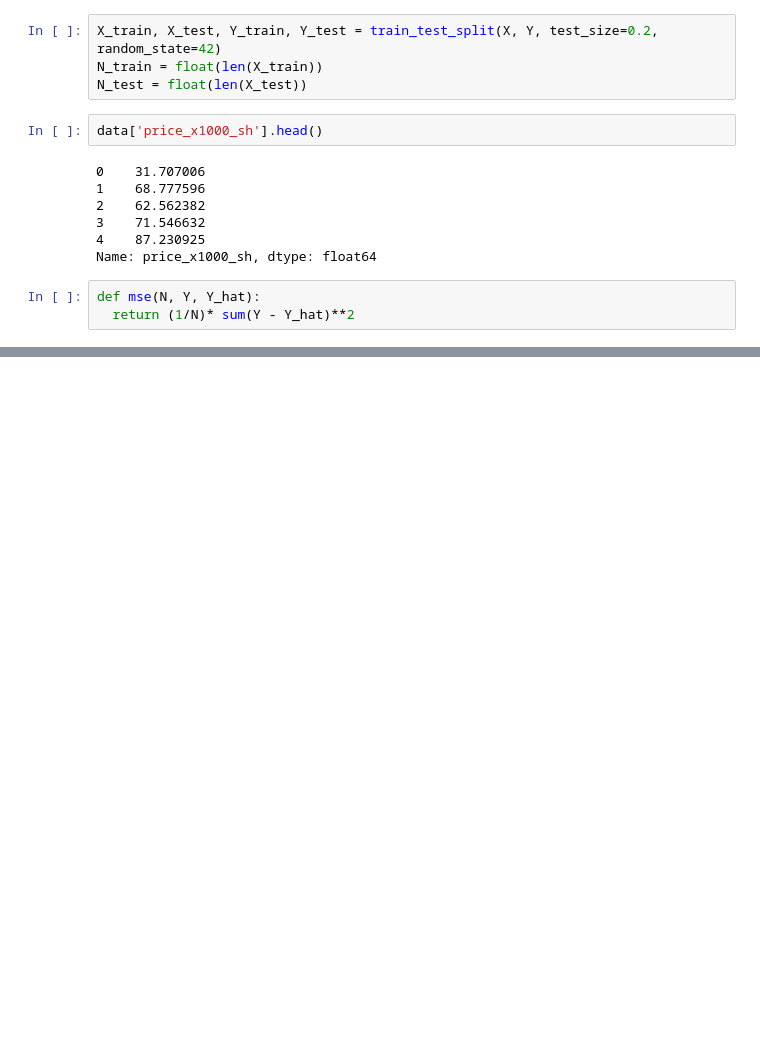
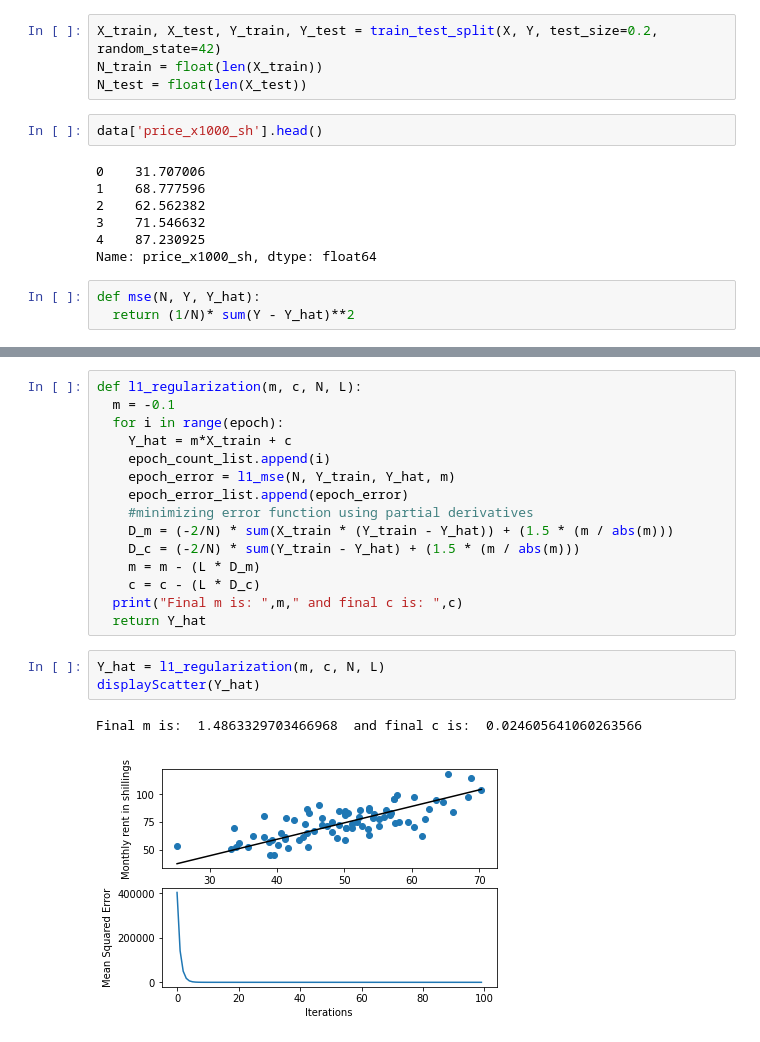
Before and after one commit to ics-projects/ML-Lab2-Clone, a Jupyter notebook: MLLab1_linear_regression.ipynb, the cells around one changed output, grey strips where cells are left out. Cells and saved outputs as stored; diff of their text form; blank space fills up the shorter version.

```diff
--- a/MLLab1_linear_regression.ipynb
+++ b/MLLab1_linear_regression.ipynb
@@ -88,0 +124,21 @@ Final m is:  1.4864234345458742  and final c is:  0.039137293567562556
+# %%
+def l1_regularization(m, c, N, L):
+  m = -0.1
+  for i in range(epoch):
+    Y_hat = m*X_train + c
+    epoch_count_list.append(i)
+    epoch_error = l1_mse(N, Y_train, Y_hat, m)
+    epoch_error_list.append(epoch_error)
+    #minimizing error function using partial derivatives
+    D_m = (-2/N) * sum(X_train * (Y_train - Y_hat)) + (1.5 * (m / abs(m)))
+    D_c = (-2/N) * sum(Y_train - Y_hat) + (1.5 * (m / abs(m)))
+    m = m - (L * D_m)
+    c = c - (L * D_c)
+  print("Final m is: ",m," and final c is: ",c)
+  return Y_hat
+# %%
+Y_hat = l1_regularization(m, c, N, L)
+displayScatter(Y_hat)
+# %% [output]
+Final m is:  1.4863329703466968  and final c is:  0.024605641060263566
+[figure, added]
```
Also changed, not shown: parts of 9 cells of this notebook.
